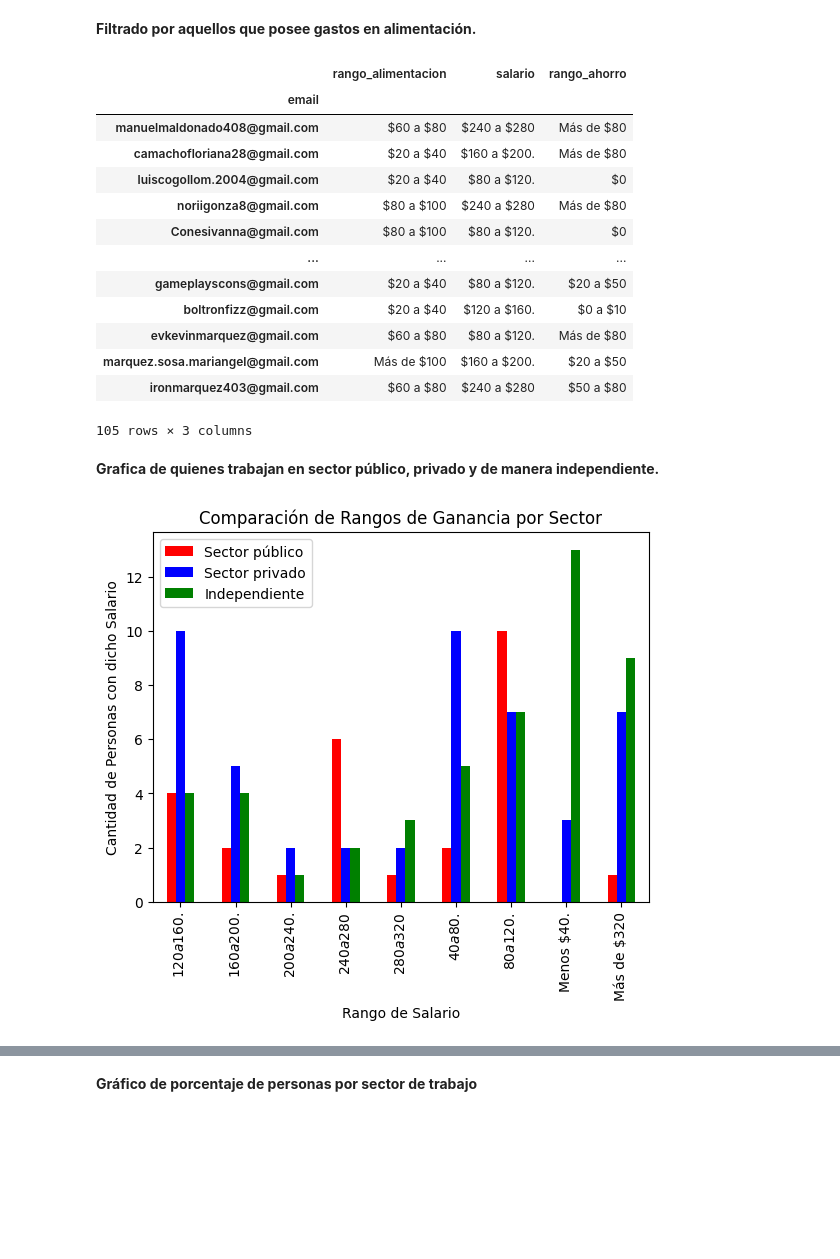
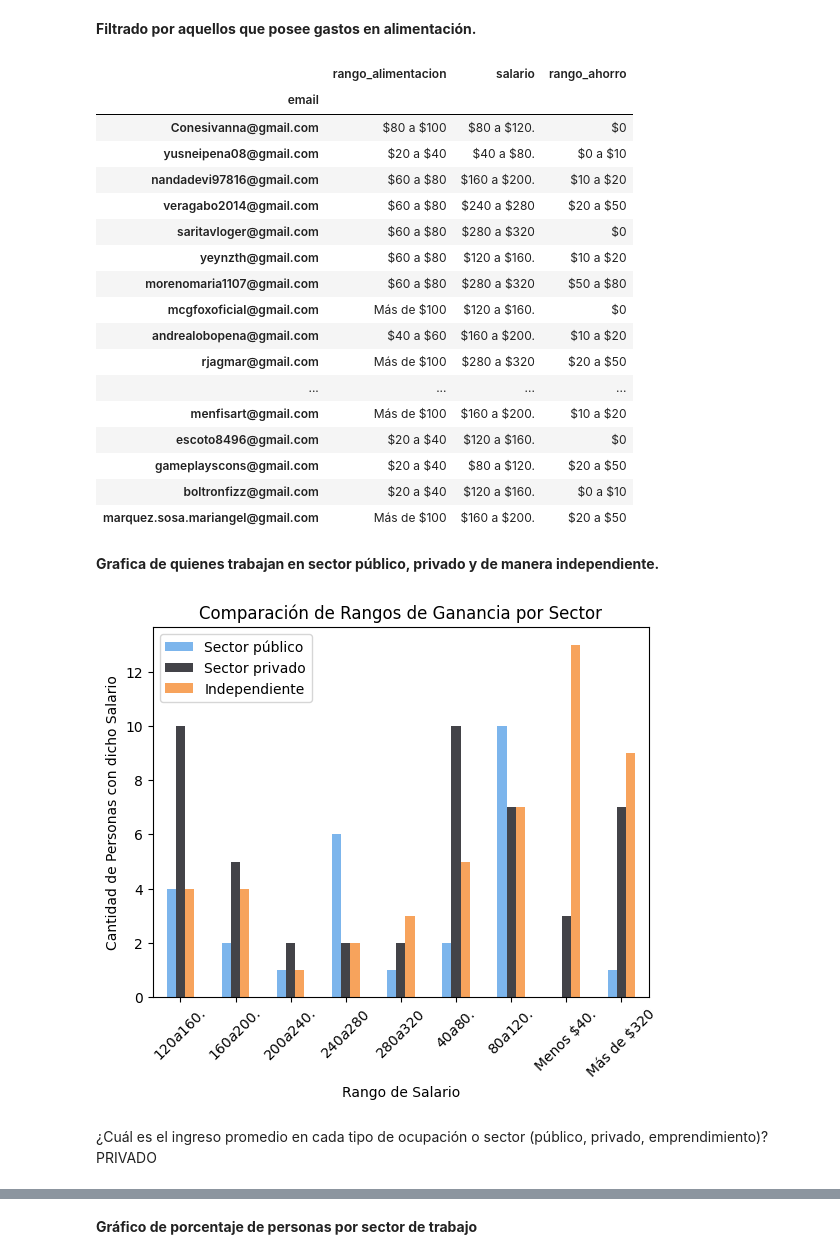
Before and after one commit to manumaldonado/Proyecto-Samsung, a Jupyter notebook: clean_data.ipynb, the cells around one changed output, grey strips where cells are left out. Drawn from its saved outputs; the diff is of its cells as text; code cells hidden in the pictures; blank space fills up the shorter version.

```diff
--- a/clean_data.ipynb
+++ b/clean_data.ipynb
@@ -8,7 +8,7 @@ import matplotlib.pyplot as plt
 df = pd.read_csv('Encuesta sobre el Poder Adquisitivo de Jóvenes Venezolanos (Respuestas).csv', index_col="Dirección de correo electrónico")
 df.index.name = 'email'
 df.drop('Marca temporal', axis=1, inplace=True)
-df.rename(columns={'¿Cuál es tu edad?\nSi su edad se sale del rango establecido por favor absténgase de responder la encuesta ':'edad',
+df.rename(columns={'¿Cuál es tu edad?\r\nSi su edad se sale del rango establecido por favor absténgase de responder la encuesta ':'edad',
                    '¿En qué estado de Venezuela resides?': 'estado',
                     '¿Cuál es su nivel de formación actual? ' : 'formacion',
                     '¿Cuál es su ocupación principal?': 'ocupacion',
@@ -18,10 +18,10 @@ df.rename(columns={'¿Cuál es tu edad?\nSi su edad se sale del rango establecid
                     '  ¿En qué moneda recibes principalmente tu salario?  ' : 'moneda',
                     '¿Cuál es tu ingreso mensual promedio? ' : 'salario',
                     'Rellena los ítems que correspondan a las necesidades básicas que cubres con tus ingresos propios': 'gastos',
-                    'Basado en la respuesta anterior ¿Cuál es el rango de tu gasto mensual en VIVIENDA?\nSi no cubres esta necesidad con tus ingresos, seleccionar 0.' : 'rango_vivienda',
-                    '¿Cuál es el rango de tu gasto mensual en ALIMENTACIÓN?\nSi no cubres esta necesidad con tus ingresos, seleccionar 0.' : 'rango_alimentacion',
-                    '¿Cuál es el rango de tu gasto mensual en TRANSPORTE?\nSi no cubres esta necesidad con tus ingresos, seleccionar 0.' : 'rango_transporte',
-                    '¿Costeas actividades extracurriculares?\nSi es así, por favor indicar cuales.' : 'act_extracurricular',
+                    'Basado en la respuesta anterior ¿Cuál es el rango de tu gasto mensual en VIVIENDA?\r\nSi no cubres esta necesidad con tus ingresos, seleccionar 0.' : 'rango_vivienda',
+                    '¿Cuál es el rango de tu gasto mensual en ALIMENTACIÓN?\r\nSi no cubres esta necesidad con tus ingresos, seleccionar 0.' : 'rango_alimentacion',
+                    '¿Cuál es el rango de tu gasto mensual en TRANSPORTE?\r\nSi no cubres esta necesidad con tus ingresos, seleccionar 0.' : 'rango_transporte',
+                    '¿Costeas actividades extracurriculares?\r\nSi es así, por favor indicar cuales.' : 'act_extracurricular',
                     'Basado en la respuesta anterior ¿Cuál es tu inversión mensual en estas actividades?' : 'rango_extracurricular',
                     '¿Sueles guardar de tus ingresos una reserva de dinero mensual?' : 'bool_ahorro',
                     'Si guardas una reserva mensual ¿Cuál es el rango de esta reserva?' : 'rango_ahorro',
@@ -299,18 +299,22 @@ df_gasto_alimentacion
 # %% [output]
 |  | rango_alimentacion | salario | rango_ahorro |
 | email |  |  |  |
-| manuelmaldonado408@gmail.com | $60 a $80 | $240 a $280 | Más de $80 |
-| camachofloriana28@gmail.com | $20 a $40 | $160 a $200. | Más de $80 |
-| luiscogollom.2004@gmail.com | $20 a $40 | $80 a $120. | $0 |
-| noriigonza8@gmail.com | $80 a $100 | $240 a $280 | Más de $80 |
 | Conesivanna@gmail.com | $80 a $100 | $80 a $120. | $0 |
+| yusneipena08@gmail.com | $20 a $40 | $40 a $80. | $0 a $10 |
+| nandadevi97816@gmail.com | $60 a $80 | $160 a $200. | $10 a $20 |
+| veragabo2014@gmail.com | $60 a $80 | $240 a $280 | $20 a $50 |
+| saritavloger@gmail.com | $60 a $80 | $280 a $320 | $0 |
+| yeynzth@gmail.com | $60 a $80 | $120 a $160. | $10 a $20 |
+| morenomaria1107@gmail.com | $60 a $80 | $280 a $320 | $50 a $80 |
+| mcgfoxoficial@gmail.com | Más de $100 | $120 a $160. | $0 |
+| andrealobopena@gmail.com | $40 a $60 | $160 a $200. | $10 a $20 |
+| rjagmar@gmail.com | Más de $100 | $280 a $320 | $20 a $50 |
 | ... | ... | ... | ... |
+| menfisart@gmail.com | Más de $100 | $160 a $200. | $10 a $20 |
+| escoto8496@gmail.com | $20 a $40 | $120 a $160. | $0 |
 | gameplayscons@gmail.com | $20 a $40 | $80 a $120. | $20 a $50 |
 | boltronfizz@gmail.com | $20 a $40 | $120 a $160. | $0 a $10 |
-| evkevinmarquez@gmail.com | $60 a $80 | $80 a $120. | Más de $80 |
 | marquez.sosa.mariangel@gmail.com | Más de $100 | $160 a $200. | $20 a $50 |
-| ironmarquez403@gmail.com | $60 a $80 | $240 a $280 | $50 a $80 |
-105 rows × 3 columns
 # %% [markdown]
 **Grafica de quienes trabajan en sector público, privado y de manera independiente.**
 # %%
@@ -325,32 +329,36 @@ def separacion(limpieza):
     privado.loc[:,"tipo_trabajo"] = "privado"
     independiente.loc[:,"tipo_trabajo"] = "independiente"
 
     return publico, privado, independiente
 
 sector_publico, sector_privado, sector_independiente = separacion(limpieza)
 
 moda_salario_publico = sector_publico["salario"].mode()
 conteo_salario_publico = sector_publico["salario"].value_counts()
 conteo_porcentual_salario_publico = (conteo_salario_publico/conteo_salario_publico.sum())*100
 
 moda_salario_privado = sector_privado["salario"].mode()
 conteo_salario_privado = sector_privado["salario"].value_counts()
 conteo_porcentual_salario_privado = (conteo_salario_privado/conteo_salario_privado.sum())*100
 
 moda_salario_independiente = sector_independiente["salario"].mode()
 conteo_salario_independiente = sector_independiente["salario"].value_counts()
 conteo_porcentual_salario_independiente = (conteo_salario_independiente/conteo_salario_independiente.sum())*100
 
 comparacion = pd.DataFrame({
     "Sector público": conteo_salario_publico,
     "Sector privado": conteo_salario_privado,
     "Independiente": conteo_salario_independiente
 })
 
-comparacion.plot(kind="bar", color = ["red", "blue", "green"])
+comparacion.plot(kind="bar", color = ["#7cb5ec", "#434348", "#f7a35c"])
 plt.title("Comparación de Rangos de Ganancia por Sector")
 plt.xlabel("Rango de Salario")
 plt.ylabel("Cantidad de Personas con dicho Salario")
+plt.xticks(rotation=45)
 plt.show()
 # %% [output]
-[figure, old version]
+[figure, new version]
+# %% [markdown]
+
+¿Cuál es el ingreso promedio en cada tipo de ocupación o sector (público, privado, emprendimiento)? PRIVADO
```
Also changed, not shown: parts of 28 cells of this notebook, 1 other file.
